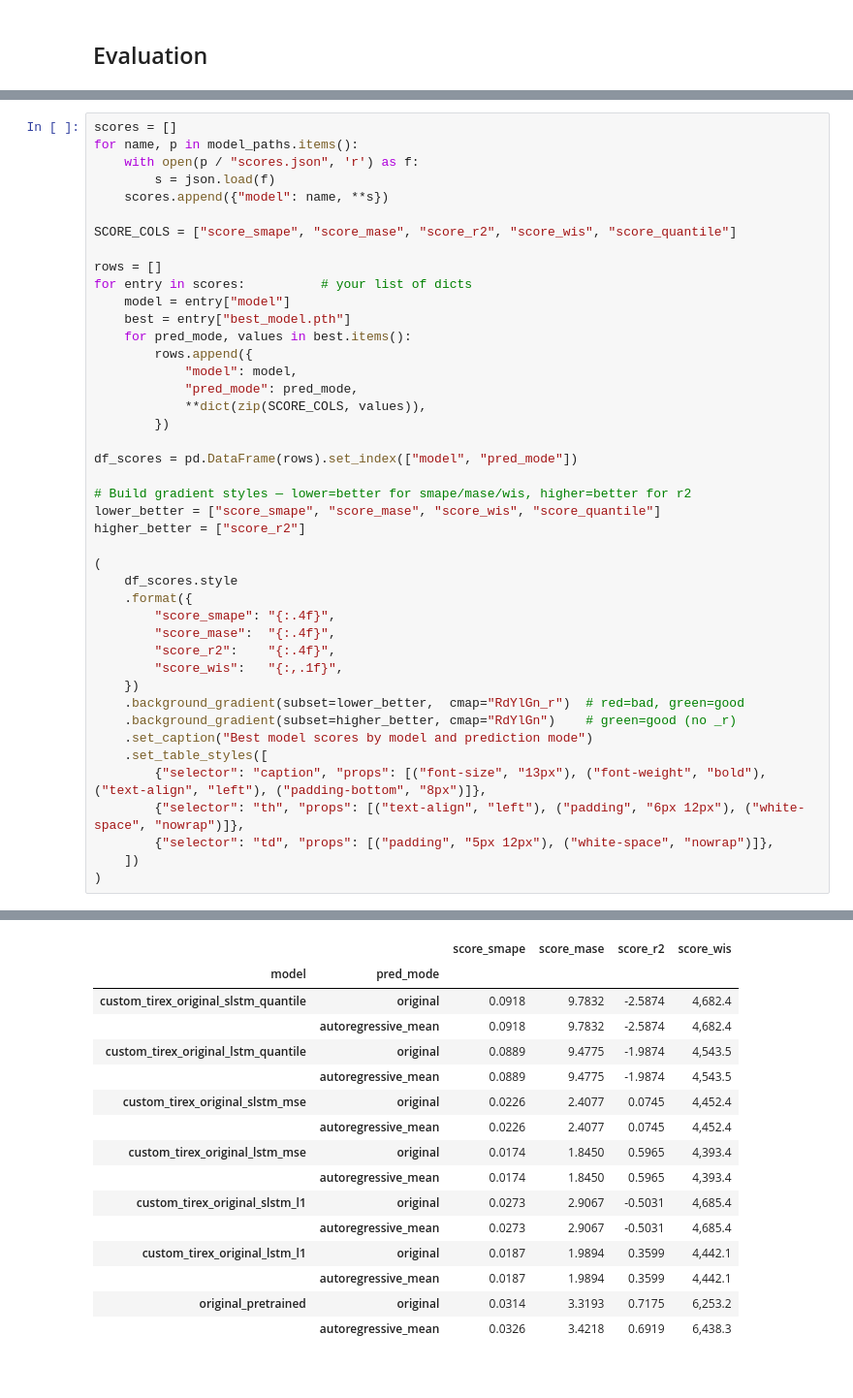
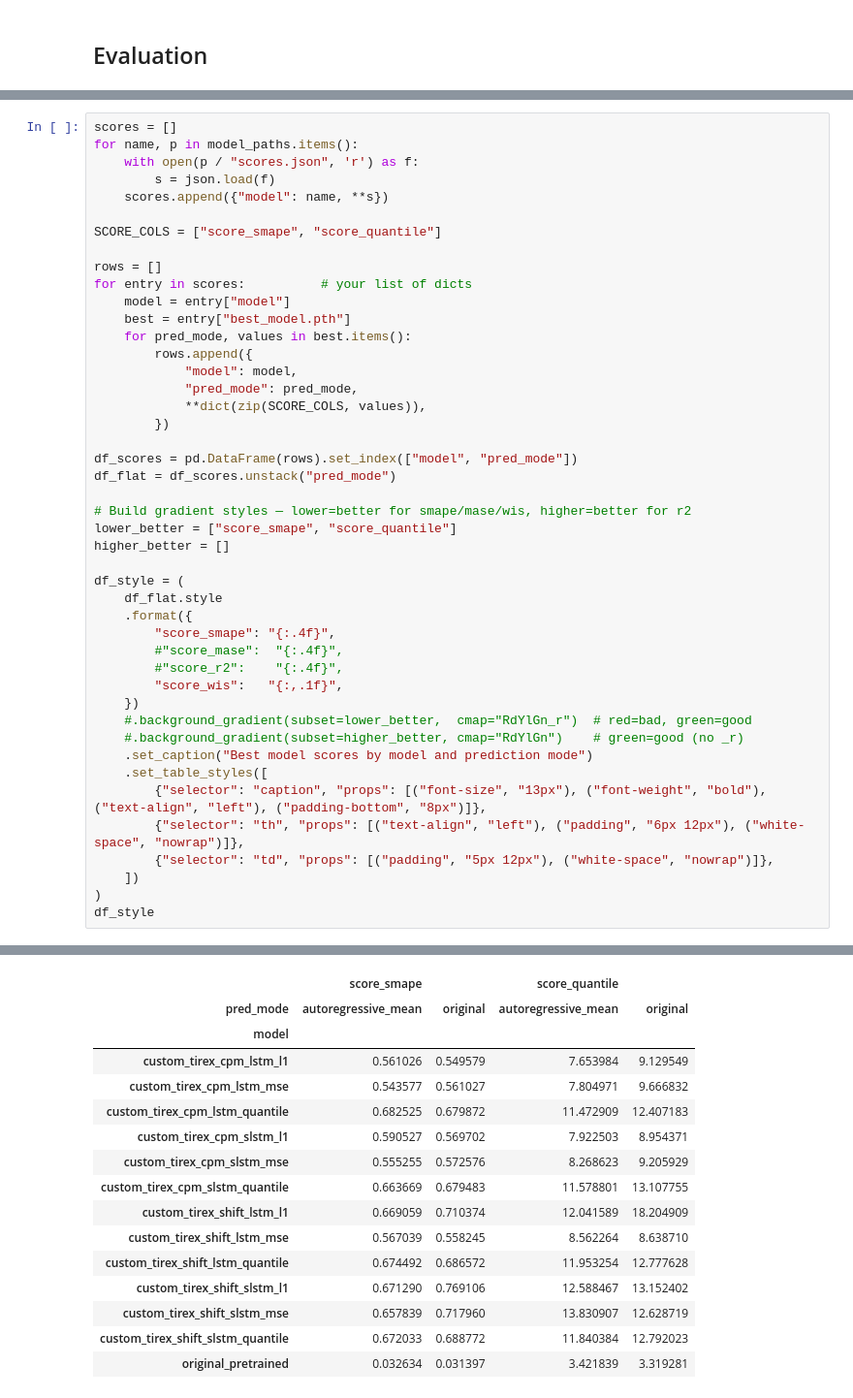
Before and after one commit to Richi0D/tirex_loss, a Jupyter notebook: notebooks/custom_tirex_cpm_evaluation.ipynb, the cells around one changed output, grey strips where cells are left out. Shown at 97% size. Saved outputs shown, nothing was run; the diff lists cells and outputs as text.

```diff
--- a/notebooks/custom_tirex_cpm_evaluation.ipynb
+++ b/notebooks/custom_tirex_cpm_evaluation.ipynb
@@ -642,57 +688,59 @@ for name, p in model_paths.items():
         s = json.load(f)
     scores.append({"model": name, **s})
 
-SCORE_COLS = ["score_smape", "score_mase", "score_r2", "score_wis", "score_quantile"]
+SCORE_COLS = ["score_smape", "score_quantile"]
 
 rows = []
 for entry in scores:          # your list of dicts
     model = entry["model"]
     best = entry["best_model.pth"]
     for pred_mode, values in best.items():
         rows.append({
             "model": model,
             "pred_mode": pred_mode,
             **dict(zip(SCORE_COLS, values)),
         })
 
 df_scores = pd.DataFrame(rows).set_index(["model", "pred_mode"])
+df_flat = df_scores.unstack("pred_mode")
 
 # Build gradient styles — lower=better for smape/mase/wis, higher=better for r2
-lower_better = ["score_smape", "score_mase", "score_wis", "score_quantile"]
-higher_better = ["score_r2"]
+lower_better = ["score_smape", "score_quantile"]
+higher_better = []
 
-(
-    df_scores.style
+df_style = (
+    df_flat.style
     .format({
         "score_smape": "{:.4f}",
-        "score_mase":  "{:.4f}",
-        "score_r2":    "{:.4f}",
+        #"score_mase":  "{:.4f}",
+        #"score_r2":    "{:.4f}",
         "score_wis":   "{:,.1f}",
     })
-    .background_gradient(subset=lower_better,  cmap="RdYlGn_r")  # red=bad, green=good
-    .background_gradient(subset=higher_better, cmap="RdYlGn")    # green=good (no _r)
+    #.background_gradient(subset=lower_better,  cmap="RdYlGn_r")  # red=bad, green=good
+    #.background_gradient(subset=higher_better, cmap="RdYlGn")    # green=good (no _r)
     .set_caption("Best model scores by model and prediction mode")
     .set_table_styles([
         {"selector": "caption", "props": [("font-size", "13px"), ("font-weight", "bold"), ("text-align", "left"), ("padding-bottom", "8px")]},
         {"selector": "th", "props": [("text-align", "left"), ("padding", "6px 12px"), ("white-space", "nowrap")]},
         {"selector": "td", "props": [("padding", "5px 12px"), ("white-space", "nowrap")]},
     ])
 )
+df_style
 # %% [output]
 Best model scores by model and prediction mode
-|  |  | score_smape | score_mase | score_r2 | score_wis |
-| model | pred_mode |  |  |  |  |
-| custom_tirex_original_slstm_quantile | original | 0.0918 | 9.7832 | -2.5874 | 4,682.4 |
-|  | autoregressive_mean | 0.0918 | 9.7832 | -2.5874 | 4,682.4 |
-| custom_tirex_original_lstm_quantile | original | 0.0889 | 9.4775 | -1.9874 | 4,543.5 |
-|  | autoregressive_mean | 0.0889 | 9.4775 | -1.9874 | 4,543.5 |
-| custom_tirex_original_slstm_mse | original | 0.0226 | 2.4077 | 0.0745 | 4,452.4 |
-|  | autoregressive_mean | 0.0226 | 2.4077 | 0.0745 | 4,452.4 |
-| custom_tirex_original_lstm_mse | original | 0.0174 | 1.8450 | 0.5965 | 4,393.4 |
-|  | autoregressive_mean | 0.0174 | 1.8450 | 0.5965 | 4,393.4 |
-| custom_tirex_original_slstm_l1 | original | 0.0273 | 2.9067 | -0.5031 | 4,685.4 |
-|  | autoregressive_mean | 0.0273 | 2.9067 | -0.5031 | 4,685.4 |
-| custom_tirex_original_lstm_l1 | original | 0.0187 | 1.9894 | 0.3599 | 4,442.1 |
-|  | autoregressive_mean | 0.0187 | 1.9894 | 0.3599 | 4,442.1 |
-| original_pretrained | original | 0.0314 | 3.3193 | 0.7175 | 6,253.2 |
-|  | autoregressive_mean | 0.0326 | 3.4218 | 0.6919 | 6,438.3 |
+|  | score_smape |  | score_quantile |  |
+| pred_mode | autoregressive_mean | original | autoregressive_mean | original |
+| model |  |  |  |  |
+| custom_tirex_cpm_lstm_l1 | 0.561026 | 0.549579 | 7.653984 | 9.129549 |
+| custom_tirex_cpm_lstm_mse | 0.543577 | 0.561027 | 7.804971 | 9.666832 |
+| custom_tirex_cpm_lstm_quantile | 0.682525 | 0.679872 | 11.472909 | 12.407183 |
+| custom_tirex_cpm_slstm_l1 | 0.590527 | 0.569702 | 7.922503 | 8.954371 |
+| custom_tirex_cpm_slstm_mse | 0.555255 | 0.572576 | 8.268623 | 9.205929 |
+| custom_tirex_cpm_slstm_quantile | 0.663669 | 0.679483 | 11.578801 | 13.107755 |
+| custom_tirex_shift_lstm_l1 | 0.669059 | 0.710374 | 12.041589 | 18.204909 |
+| custom_tirex_shift_lstm_mse | 0.567039 | 0.558245 | 8.562264 | 8.638710 |
+| custom_tirex_shift_lstm_quantile | 0.674492 | 0.686572 | 11.953254 | 12.777628 |
+| custom_tirex_shift_slstm_l1 | 0.671290 | 0.769106 | 12.588467 | 13.152402 |
+| custom_tirex_shift_slstm_mse | 0.657839 | 0.717960 | 13.830907 | 12.628719 |
+| custom_tirex_shift_slstm_quantile | 0.672033 | 0.688772 | 11.840384 | 12.792023 |
+| original_pretrained | 0.032634 | 0.031397 | 3.421839 | 3.319281 |
```
Also changed, not shown: parts of 6 cells of this notebook, 13 other files.
